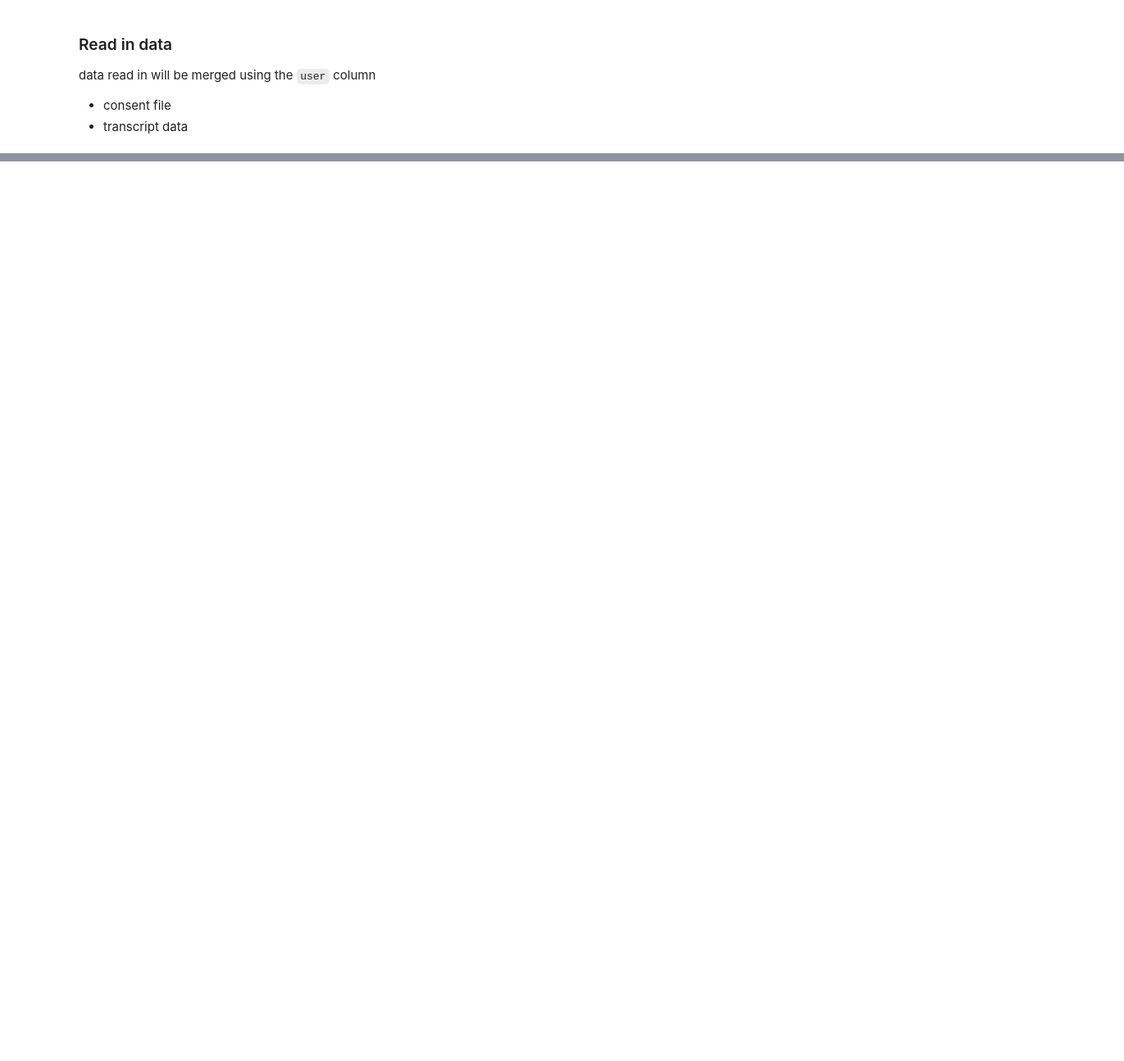
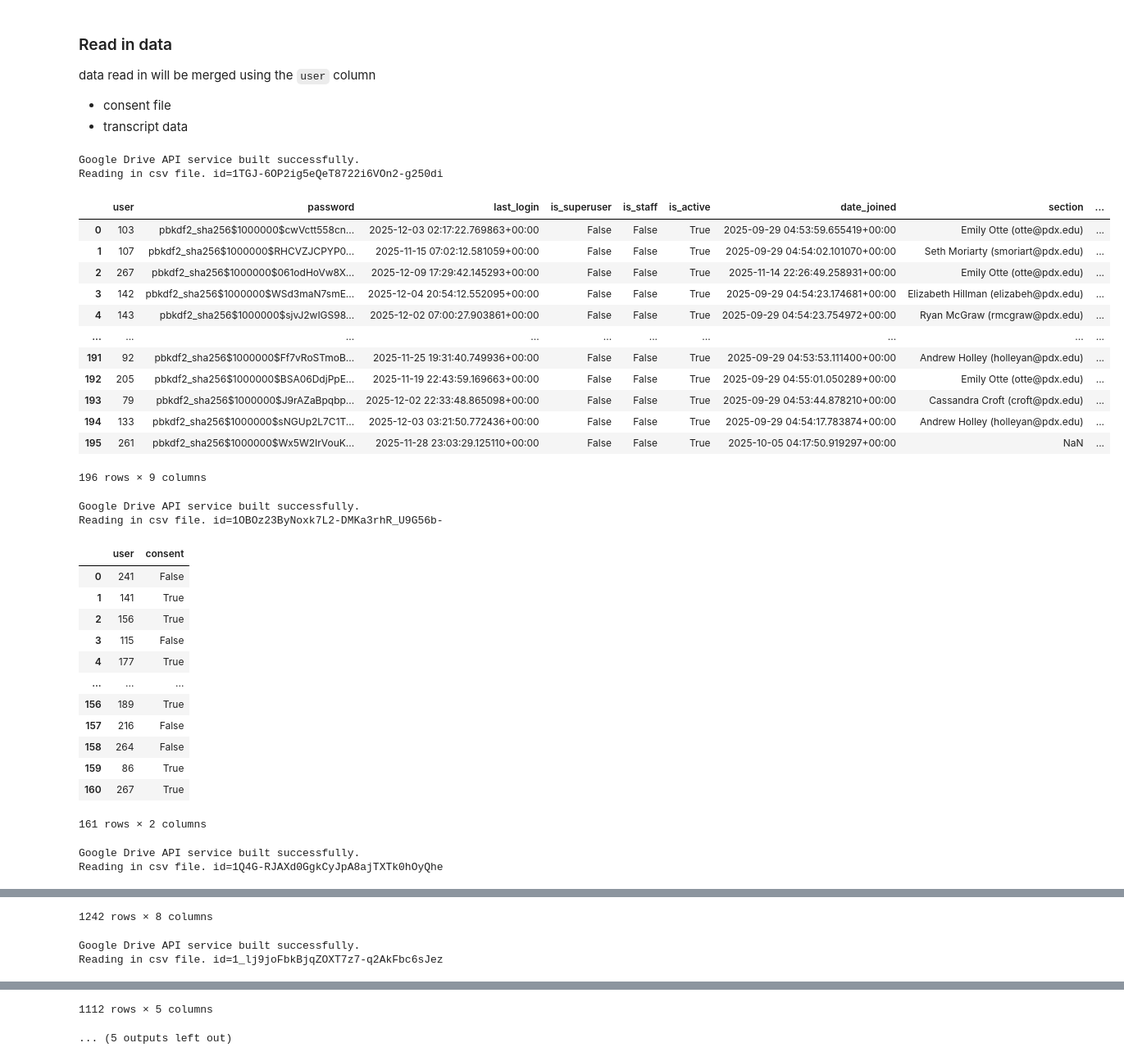
Before and after one commit to PeaceAndLongLife/Analysis-Colab, a Jupyter notebook: notebooks/User_review.ipynb, the cells around one changed output, grey strips where cells are left out. Shown at 82% size. Cells and saved outputs as stored; diff of their text form; code cells hidden in the pictures; blank space fills up the shorter version.

```diff
--- a/notebooks/User_review.ipynb
+++ b/notebooks/User_review.ipynb
@@ -62,34 +62,34 @@ data read in will be merged using the `user` column
 # %%
 # UserProfile Info
 # @markdown Read in userprofile file
-userprofile_file_link = "" # @param {"type":"string"}
+userprofile_file_link = "https://drive.google.com/file/d/1TGJ-6OP2ig5eQeT8722i6VOn2-g250di/view?usp=drive_link" # @param {"type":"string"}
 userprofile_file_link_id = extract_file_id(userprofile_file_link)
-show_userprofile = False # @param {"type":"boolean"}
+show_userprofile = True # @param {"type":"boolean"}
 
 # Consent data info
 # @markdown Read in consent file
 
-consent_file_link = "" # @param {"type":"string"}
+consent_file_link = "https://drive.google.com/file/d/1OBOz23ByNoxk7L2-DMKa3rhR_U9G56b-/view?usp=drive_link" # @param {"type":"string"}
 consent_file_link_id = extract_file_id(consent_file_link)
-show_consent = False # @param {"type":"boolean"}
+show_consent = True # @param {"type":"boolean"}
 
 # Transcript Data info
 # @markdown Read in transcript file
-trans_file_link = "" # @param {"type":"string"}
+trans_file_link = "https://drive.google.com/file/d/1Q4G-RJAXd0GgkCyJpA8ajTXTk0hOyQhe/view?usp=drive_link" # @param {"type":"string"}
 trans_file_link_id = extract_file_id(trans_file_link)
-show_trans = False # @param {"type":"boolean"}
+show_trans = True # @param {"type":"boolean"}
 
 # Lab File info
 # @title Read in labfile file
-labfile_file_link = "" # @param {"type":"string"}
+labfile_file_link = "https://drive.google.com/file/d/1_lj9joFbkBjqZOXT7z7-q2AkFbc6sJez/view?usp=drive_link" # @param {"type":"string"}
 labfile_file_link_id = extract_file_id(labfile_file_link)
-show_labfile = False # @param {"type":"boolean"}
+show_labfile = True # @param {"type":"boolean"}
 
 # Grades File
 # @title Read in Grades file {"form-width":"20%"}
-grades_file_link = "" # @param {"type":"string"}
+grades_file_link = "https://drive.google.com/file/d/1sOAi7UKfeYjv_l6DjsHfMbEQJbK4p9Hz/view?usp=drive_link" # @param {"type":"string"}
 grades_file_link_id = extract_file_id(grades_file_link)
-show_grades = False # @param {"type":"boolean"}
+show_grades = True # @param {"type":"boolean"}
 
 userprofile_df = read_csv_from_id(SERVICE_ACCOUNT_FILE, userprofile_file_link_id, show_userprofile)
 consent_df = read_csv_from_id(SERVICE_ACCOUNT_FILE, consent_file_link_id, show_consent)
@@ -102,31 +102,63 @@ from data_scrub import process_messages, parse_messages, explode_json_messages
 ###
 # Merge consent into transcript
 combined_df = process_messages(
     consent_df,
     trans_df,
     pattern = r"(.+) - Assignment (\d+), Question: (\d+) - (.+)",
 )
-
 # Apply the parsing function to the 'all_messages' column
 combined_df['all_messages'] = combined_df['all_messages'].apply(parse_messages)
 
 # Count message objects in 'all_messages' and add to 'interactions' column
 combined_df['interactions'] = combined_df['all_messages'].apply(len)
 
 combined_df = combined_df[combined_df['all_messages'].apply(lambda x: len(x) > 0)]
 
 print("Combined DataFrame with split question columns and interactions:")
 # display(combined_df.head())
 
 combined_df = explode_json_messages(combined_df)
 
 ###
 # Merge consent into transcript
 combined_df = process_messages(
     consent_df,
     trans_df,
     pattern = r"(.+) - Assignment (\d+), Question: (\d+) - (.+)",
     new_columns = ['Course', 'lab_number'],
     new_numeric_columns = ['lab_number']
 )
 combined_df = explode_json_messages(combined_df)
+# %% [output]
+Google Drive API service built successfully.
+Reading in csv file. id=1TGJ-6OP2ig5eQeT8722i6VOn2-g250di
+|  | user | password | last_login | is_superuser | is_staff | is_active | date_joined | section | ... |
+| 0 | 103 | pbkdf2_sha256$1000000$cwVctt558cn... | 2025-12-03 02:17:22.769863+00:00 | False | False | True | 2025-09-29 04:53:59.655419+00:00 | Emily Otte (otte@pdx.edu) | ... |
+| 1 | 107 | pbkdf2_sha256$1000000$RHCVZJCPYP0... | 2025-11-15 07:02:12.581059+00:00 | False | False | True | 2025-09-29 04:54:02.101070+00:00 | Seth Moriarty (smoriart@pdx.edu) | ... |
+| 2 | 267 | pbkdf2_sha256$1000000$061odHoVw8X... | 2025-12-09 17:29:42.145293+00:00 | False | False | True | 2025-11-14 22:26:49.258931+00:00 | Emily Otte (otte@pdx.edu) | ... |
+| 3 | 142 | pbkdf2_sha256$1000000$WSd3maN7smE... | 2025-12-04 20:54:12.552095+00:00 | False | False | True | 2025-09-29 04:54:23.174681+00:00 | Elizabeth Hillman (elizabeh@pdx.edu) | ... |
+| 4 | 143 | pbkdf2_sha256$1000000$sjvJ2wIGS98... | 2025-12-02 07:00:27.903861+00:00 | False | False | True | 2025-09-29 04:54:23.754972+00:00 | Ryan McGraw (rmcgraw@pdx.edu) | ... |
+| ... | ... | ... | ... | ... | ... | ... | ... | ... | ... |
+| 191 | 92 | pbkdf2_sha256$1000000$Ff7vRoSTmoB... | 2025-11-25 19:31:40.749936+00:00 | False | False | True | 2025-09-29 04:53:53.111400+00:00 | Andrew Holley (holleyan@pdx.edu) | ... |
+| 192 | 205 | pbkdf2_sha256$1000000$BSA06DdjPpE... | 2025-11-19 22:43:59.169663+00:00 | False | False | True | 2025-09-29 04:55:01.050289+00:00 | Emily Otte (otte@pdx.edu) | ... |
+| 193 | 79 | pbkdf2_sha256$1000000$J9rAZaBpqbp... | 2025-12-02 22:33:48.865098+00:00 | False | False | True | 2025-09-29 04:53:44.878210+00:00 | Cassandra Croft (croft@pdx.edu) | ... |
+| 194 | 133 | pbkdf2_sha256$1000000$sNGUp2L7C1T... | 2025-12-03 03:21:50.772436+00:00 | False | False | True | 2025-09-29 04:54:17.783874+00:00 | Andrew Holley (holleyan@pdx.edu) | ... |
+| 195 | 261 | pbkdf2_sha256$1000000$Wx5W2IrVouK... | 2025-11-28 23:03:29.125110+00:00 | False | False | True | 2025-10-05 04:17:50.919297+00:00 | NaN | ... |
+196 rows × 9 columns
+Google Drive API service built successfully.
+Reading in csv file. id=1OBOz23ByNoxk7L2-DMKa3rhR_U9G56b-
+|  | user | consent |
+| 0 | 241 | False |
+| 1 | 141 | True |
+| 2 | 156 | True |
+| 3 | 115 | False |
+| 4 | 177 | True |
+| ... | ... | ... |
+| 156 | 189 | True |
+| 157 | 216 | False |
+| 158 | 264 | False |
+| 159 | 86 | True |
+| 160 | 267 | True |
+161 rows × 2 columns
+Google Drive API service built successfully.
+Reading in csv file. id=1Q4G-RJAXd0GgkCyJpA8ajTXTk0hOyQhe
@@ -132,0 +177,3 @@ combined_df = explode_json_messages(combined_df)
+1242 rows × 8 columns
+Google Drive API service built successfully.
+Reading in csv file. id=1_lj9joFbkBjqZOXT7z7-q2AkFbc6sJez
@@ -133,3 +192,5 @@ combined_df = explode_json_messages(combined_df)
+1112 rows × 5 columns
+... (5 outputs left out)
 # %% [markdown]
 ### Process data
 # %% [markdown]
```
Also changed, not shown: parts of 5 cells of this notebook, 1 other file.
